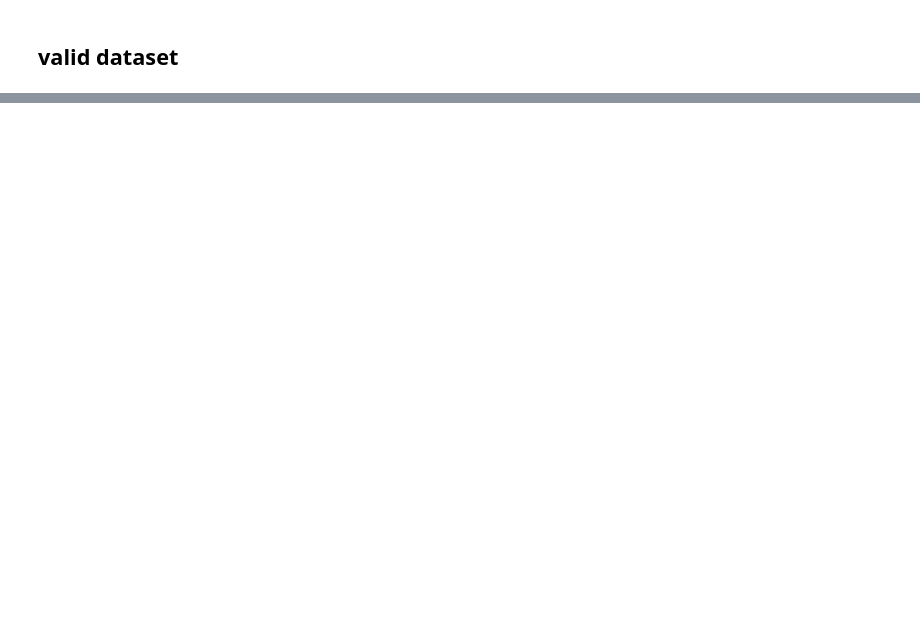
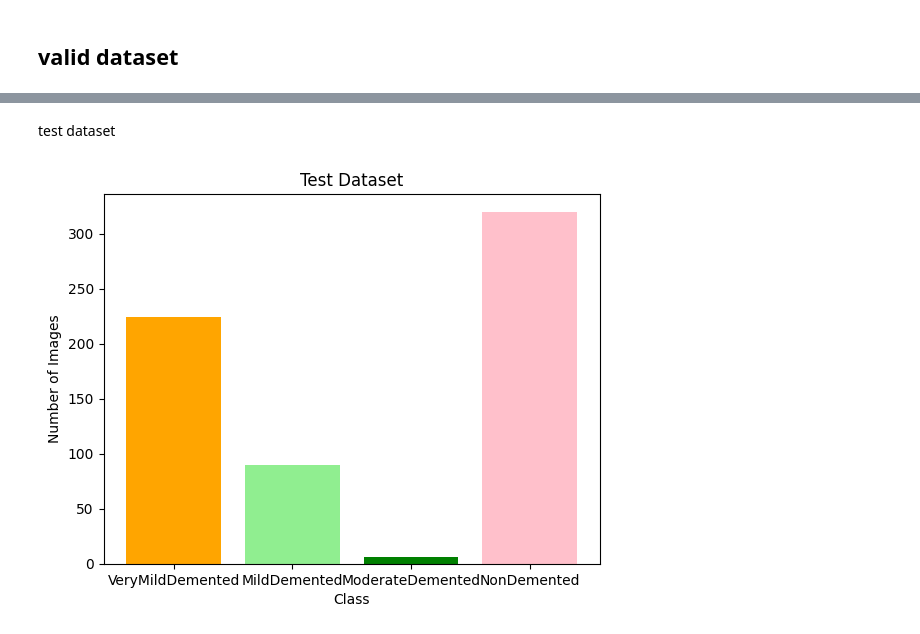
Before and after one commit to OluwatobaAdeoye/EARLY-STAGE-PREDICTION-OF-ALZHEMIER-S-DISEASE-USING-DEEP-LEARNING-ON-STRUCTURAL-MRI-DATA, a Jupyter notebook: Alzheimer_Project_(code).ipynb, the cells around one changed output, grey strips where cells are left out. Saved outputs shown, nothing was run; the diff lists cells and outputs as text; code cells hidden in the pictures; blank space fills up the shorter version.

```diff
--- a/Alzheimer_Project_(code).ipynb
+++ b/Alzheimer_Project_(code).ipynb
@@ -311,0 +338,13 @@ plt.show()
+# %% [markdown]
+test dataset
+# %%
+##  count image per class
+test_counts= {class_name:len(os.listdir(os.path.join(test_data,class_name))) for class_name in classes}
+## plot bar chart
+plt.bar(test_counts.keys(), test_counts.values(), color=['orange','lightgreen','green','pink'])
+plt.xlabel('Class')
+plt.ylabel('Number of Images')
+plt.title('Test Dataset')
+plt.show()
+# %% [output]
+[figure, added]
```
Also changed, not shown: parts of 16 cells of this notebook.
